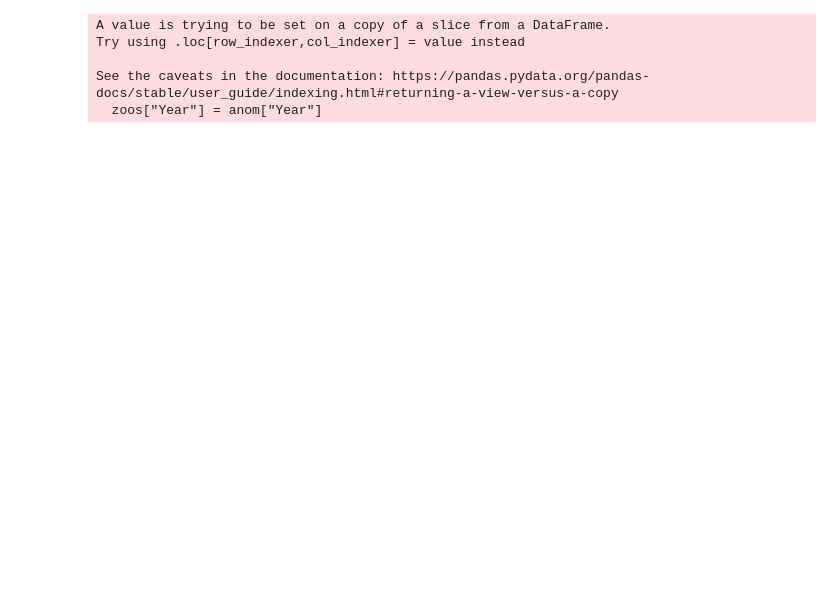
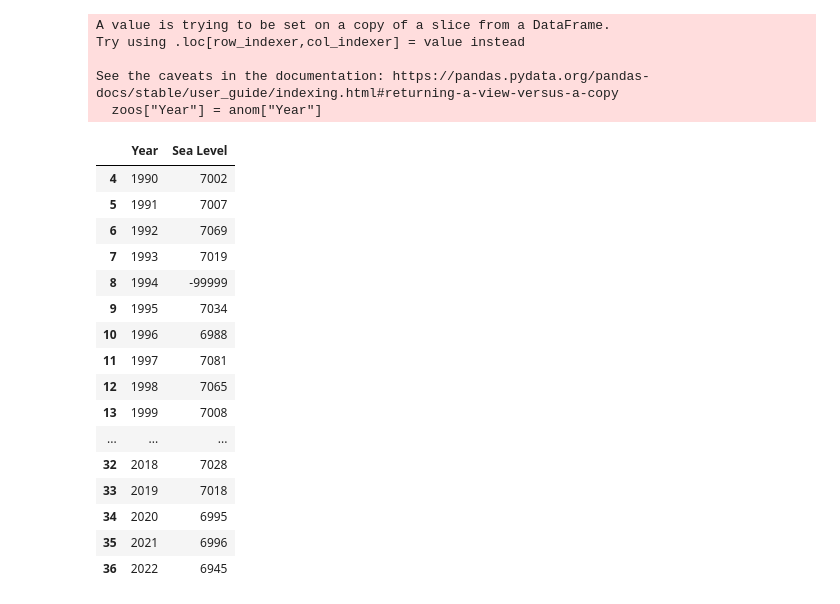
Before and after one commit to SeanHaight/SalmonPopulationProject, a Jupyter notebook: SeanModeling.ipynb, the cells around one changed output. Saved outputs shown, nothing was run; the diff lists cells and outputs as text; code cells hidden in the pictures; blank space fills up the shorter version.

```diff
--- a/SeanModeling.ipynb
+++ b/SeanModeling.ipynb
@@ -4,12 +4,12 @@ import numpy as np
 import matplotlib.pyplot as plt
 # %%
 #Import the relevant data
-Salmon = pd.read_excel("/home/fenton/Documents/Coding/Erdos Project/Salmon Population Project/Data/ZooPlanktonPerryData.xlsx", 5)
-oldSSTs = pd.read_csv("/home/fenton/Documents/Coding/Erdos Project/Salmon Population Project/Data/SSTs")
-Salinity = pd.read_csv("/home/fenton/Documents/Coding/Erdos Project/Salmon Population Project/Data/Entrance_Island_-_Average_Monthly_Sea_Surface_Salinities_1936-2023.csv")
-Catches = pd.read_excel("/home/fenton/Documents/Coding/Erdos Project/Salmon Population Project/Data/Copy of recreational reported fishery catch, 1953-2012.xlsx")
-SeaLevel = pd.read_csv("/home/fenton/Documents/Coding/Erdos Project/Salmon Population Project/Data/SeaLevel_Cherry_annualMean.txt", sep=";")
-xl_file = pd.ExcelFile('/home/fenton/Documents/Coding/Erdos Project/Salmon Population Project/Data/ZooPlanktonPerryData.xlsx')
+Salmon = pd.read_excel("Data/ZooPlanktonPerryData.xlsx", 5)
+oldSSTs = pd.read_csv("Data/SSTs")
+Salinity = pd.read_csv("Data/Entrance_Island_-_Average_Monthly_Sea_Surface_Salinities_1936-2023.csv")
+Catches = pd.read_excel("Data/Copy of recreational reported fishery catch, 1953-2012.xlsx")
+SeaLevel = pd.read_csv("Data/SeaLevel_Cherry_annualMean.txt", sep=";")
+xl_file = pd.ExcelFile('Data/ZooPlanktonPerryData.xlsx')
 # %%
 Salmon = Salmon.rename(columns={"Ocean Entry Year":"Year"})
 
@@ -57 +59,21 @@ Salinity = Salinity['Year'].astype(int)
+# %%
+SeaLevel
+# %% [output]
+|  | Year | Sea Level |
+| 4 | 1990 | 7002 |
+| 5 | 1991 | 7007 |
+| 6 | 1992 | 7069 |
+| 7 | 1993 | 7019 |
+| 8 | 1994 | -99999 |
+| 9 | 1995 | 7034 |
+| 10 | 1996 | 6988 |
+| 11 | 1997 | 7081 |
+| 12 | 1998 | 7065 |
+| 13 | 1999 | 7008 |
+| ... | ... | ... |
+| 32 | 2018 | 7028 |
+| 33 | 2019 | 7018 |
+| 34 | 2020 | 6995 |
+| 35 | 2021 | 6996 |
+| 36 | 2022 | 6945 |
 # %%
```
Also changed, not shown: parts of 8 cells of this notebook.
